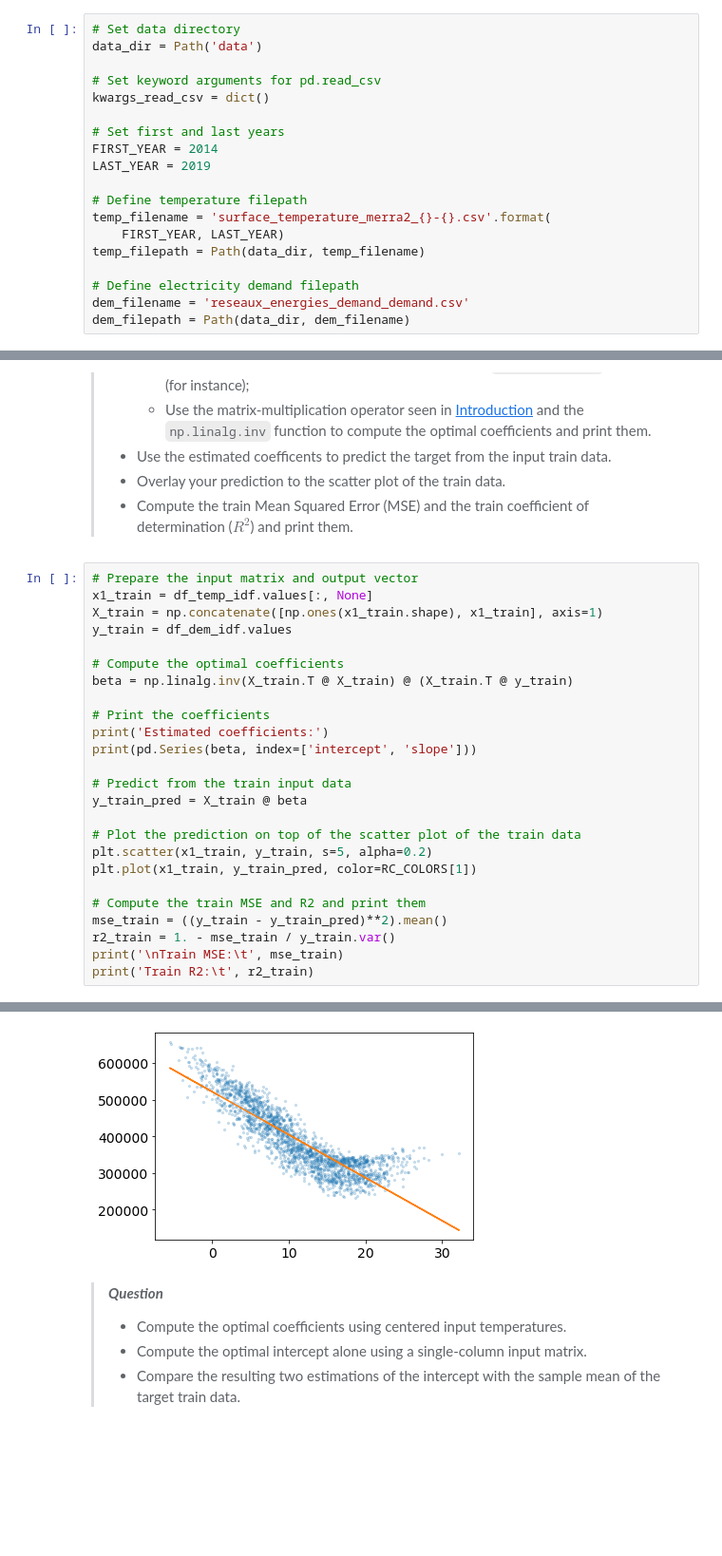
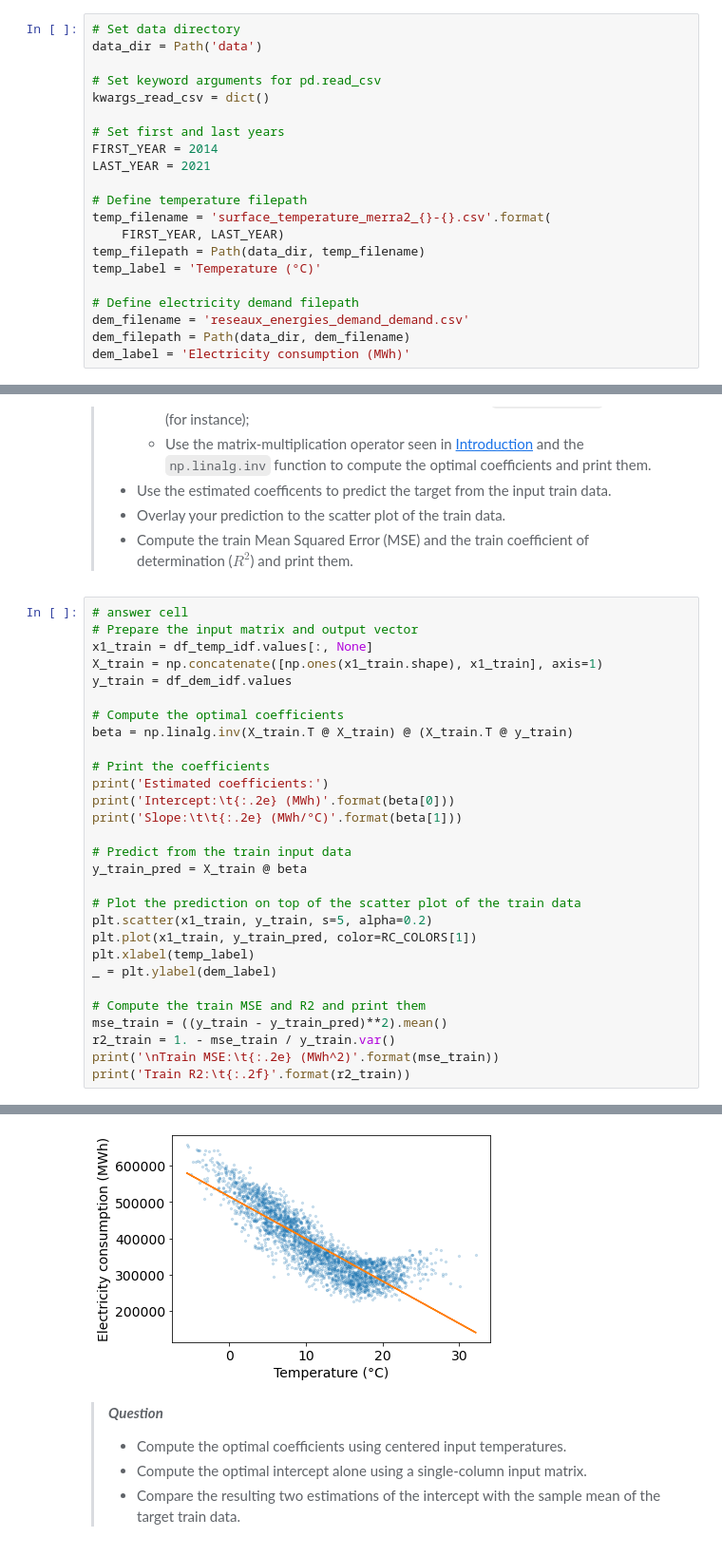
Before and after one commit to Pchambet/ml4climate, a Jupyter notebook: book/notebooks/02_tutorial_supervised_learning_problem_ols.ipynb, the cells around one changed output, grey strips where cells are left out. Shown at 95% size. Saved outputs shown, nothing was run; the diff lists cells and outputs as text; blank space fills up the shorter version.

```diff
--- a/book/notebooks/02_tutorial_supervised_learning_problem_ols.ipynb
+++ b/book/notebooks/02_tutorial_supervised_learning_problem_ols.ipynb
@@ -58,16 +58,18 @@ kwargs_read_csv = dict()
 
 # Set first and last years
 FIRST_YEAR = 2014
-LAST_YEAR = 2019
+LAST_YEAR = 2021
 
 # Define temperature filepath
 temp_filename = 'surface_temperature_merra2_{}-{}.csv'.format(
     FIRST_YEAR, LAST_YEAR)
 temp_filepath = Path(data_dir, temp_filename)
+temp_label = 'Temperature (°C)'
 
 # Define electricity demand filepath
 dem_filename = 'reseaux_energies_demand_demand.csv'
 dem_filepath = Path(data_dir, dem_filename)
+dem_label = 'Electricity consumption (MWh)'
 # %% [markdown]
 ### Reading and plotting the raw temperature data
 # %% [markdown]
@@ -253,6 +278,7 @@ Correlations - Monthly:  -0.9527777496627708
 > - Overlay your prediction to the scatter plot of the train data.
 > - Compute the train Mean Squared Error (MSE) and the train coefficient of determination ($R^2$) and print them.
 # %%
+# answer cell
 # Prepare the input matrix and output vector
 x1_train = df_temp_idf.values[:, None]
 X_train = np.concatenate([np.ones(x1_train.shape), x1_train], axis=1)
@@ -263,7 +289,8 @@ beta = np.linalg.inv(X_train.T @ X_train) @ (X_train.T @ y_train)
 
 # Print the coefficients
 print('Estimated coefficients:')
-print(pd.Series(beta, index=['intercept', 'slope']))
+print('Intercept:\t{:.2e} (MWh)'.format(beta[0]))
+print('Slope:\t\t{:.2e} (MWh/°C)'.format(beta[1]))
 
 # Predict from the train input data
 y_train_pred = X_train @ beta
@@ -271,11 +298,13 @@ y_train_pred = X_train @ beta
 # Plot the prediction on top of the scatter plot of the train data
 plt.scatter(x1_train, y_train, s=5, alpha=0.2)
 plt.plot(x1_train, y_train_pred, color=RC_COLORS[1])
+plt.xlabel(temp_label)
+_ = plt.ylabel(dem_label)
 
 # Compute the train MSE and R2 and print them
 mse_train = ((y_train - y_train_pred)**2).mean()
 r2_train = 1. - mse_train / y_train.var()
-print('\nTrain MSE:\t', mse_train)
-print('Train R2:\t', r2_train)
+print('\nTrain MSE:\t{:.2e} (MWh^2)'.format(mse_train))
+print('Train R2:\t{:.2f}'.format(r2_train))
 # %% [output]
 Estimated coefficients:
@@ -288,4 +316,4 @@ Train R2:        0.7557724529919383
-[figure, old version]
+[figure, new version]
 # %% [markdown]
 > ***Question***
 > - Compute the optimal coefficients using centered input temperatures.
```
Also changed, not shown: parts of 13 cells of this notebook, 6 other files.
